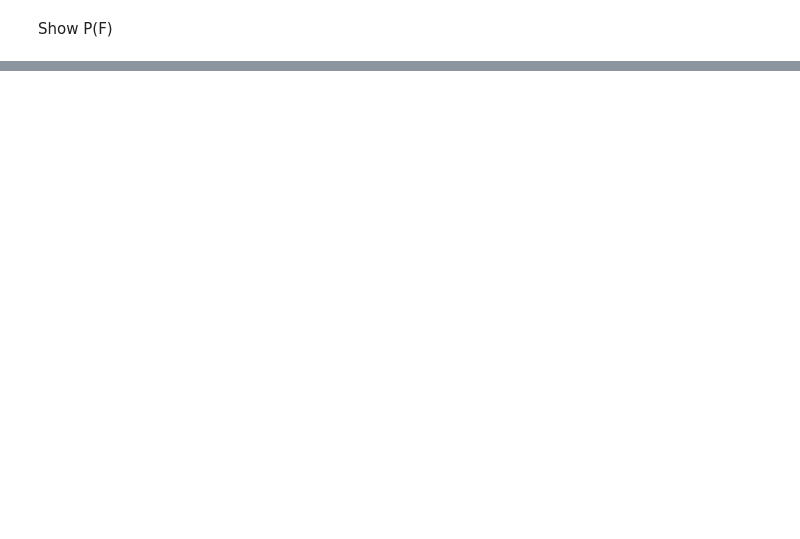
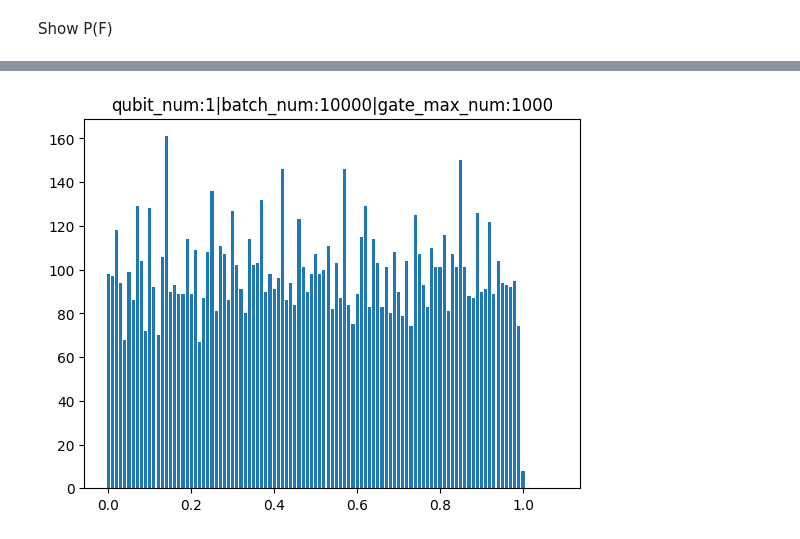
Before and after one commit to ChuhanZhou/Random_Circuit_Sampling, a Jupyter notebook: demo.ipynb, the cells around one changed output, grey strips where cells are left out. Drawn from its saved outputs; the diff is of its cells as text; code cells hidden in the pictures; blank space fills up the shorter version.

```diff
--- a/demo.ipynb
+++ b/demo.ipynb
@@ -30,0 +73,4 @@ circuits.show_p_f(f_list,input_qubit_number,max_gate_number,batch_calculation_nu
+# %%
+max_gate_number *= 10
+f_list = circuits.rcs(input_qubit_number,max_gate_number,batch_calculation_number)
+circuits.show_p_f(f_list,input_qubit_number,max_gate_number,batch_calculation_number)
@@ -30,0 +90,5 @@ circuits.show_p_f(f_list,input_qubit_number,max_gate_number,batch_calculation_nu
+# %%
+max_gate_number *= 10
+f_list = circuits.rcs(input_qubit_number,max_gate_number,batch_calculation_number)
+circuits.show_p_f(f_list,input_qubit_number,max_gate_number,batch_calculation_number)
+# %% [output]
@@ -30,0 +106 @@ circuits.show_p_f(f_list,input_qubit_number,max_gate_number,batch_calculation_nu
+[figure, added]
```
Also changed, not shown: parts of 14 cells of this notebook, 2 other files.
